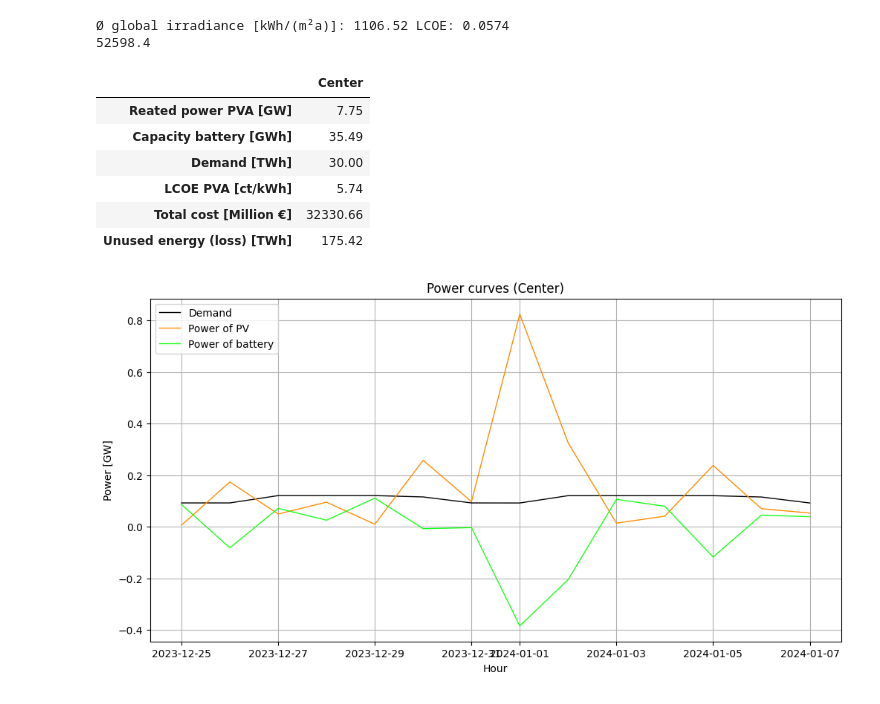
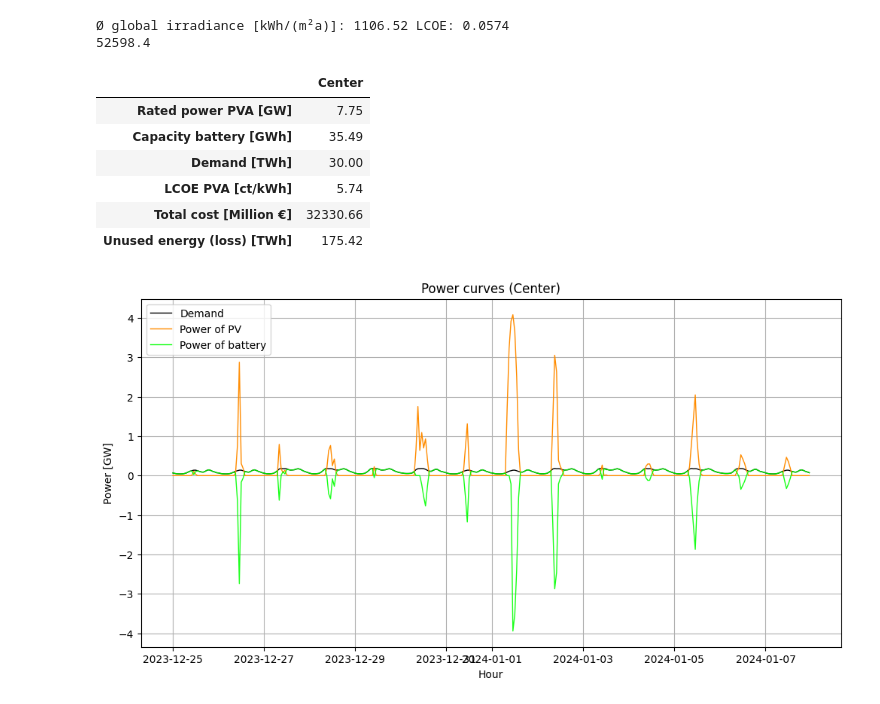
Before and after one commit to Lakim17/SERTS, a Jupyter notebook: pv_batt_opt.ipynb, the cells around one changed output. Drawn from its saved outputs; the diff is of its cells as text; code cells hidden in the pictures.

```diff
--- a/pv_batt_opt.ipynb
+++ b/pv_batt_opt.ipynb
@@ -474,7 +476,7 @@ df_result = pd.DataFrame({
 ]).rename(columns={"P_pva_scalable": "P_pva_model"})
 
 dict_results_overview_temp = {
-    "Reated power PVA [GW]": float(round(pyo.value(model.x_pva) / 1e3, 3)),
+    "Rated power PVA [GW]": float(round(pyo.value(model.x_pva) / 1e3, 3)),
     "Capacity battery [GWh]": float(round(pyo.value(model.E_bat_max) / 1e6, 3)),
     "Demand [TWh]": df_result["P_demand"].sum() / 1e12,
     "LCOE PVA [ct/kWh]": round(LCOE_pva * 100, 3),
@@ -486,7 +488,7 @@ df_results_overview = pd.DataFrame(dict_results_overview)
 display(df_results_overview.round(2))
 # %% [output]
 |  | Center |
-| Reated power PVA [GW] | 7.75 |
+| Rated power PVA [GW] | 7.75 |
 | Capacity battery [GWh] | 35.49 |
 | Demand [TWh] | 30.00 |
 | LCOE PVA [ct/kWh] | 5.74 |
@@ -495,31 +497,31 @@ display(df_results_overview.round(2))
 # %%
 # -- Visualisierung der Modellausgaben
 df_result_for_visualization = df_result.loc[
     "2023-12-25":"2024-01-07", ("P_pva_model", "P_bat", "P_demand", "loss") # "2020-06-01 00:00:00":"2020-06-12 23:50:00"
-    ].resample("D").mean()
+    ]#.resample("D").mean()
 # df_result_for_visualization = df_result_for_visualization.groupby(df_result_for_visualization.index.time).mean()
 
 x = df_result_for_visualization.index #[t.hour + t.minute / 60 for t in df_result_for_visualization.index] #
 y_demand = df_result_for_visualization["P_demand"] / 1e9
 y_pva = df_result_for_visualization["P_pva_model"] / 1e9
 y_bat = df_result_for_visualization["P_bat"] / 1e9
 y_loss = df_result_for_visualization["loss"] / 1e9
 y_sum = y_pva - y_loss + y_bat
 
 fig, ax1 = plt.subplots(figsize=(12, 6))
 
 ax1.plot(x, y_demand, label="Demand", linewidth=1, color="black", alpha=1)
 ax1.plot(x, y_pva, label="Power of PV", linewidth=1, color="darkorange", alpha=1)
 ax1.plot(x, y_bat, label="Power of battery", linewidth=1, color="lime", alpha=0.9)
 ax1.set_ylabel("Power [GW]")
 ax1.set_xlabel("Hour") ######### Year
 ax1.legend(loc="upper left")
 
 # ax1.set_xticks([0, 4, 8, 12, 16, 20, 24]) #########
 
 plt.grid(True)
 
 plt.title(f"Power curves ({list_str_location[i]})")
 plt.show()
 # %% [output]
-[figure, old version]
+[figure, new version]
```
Also changed, not shown: parts of 3 cells of this notebook, 1 other file.
